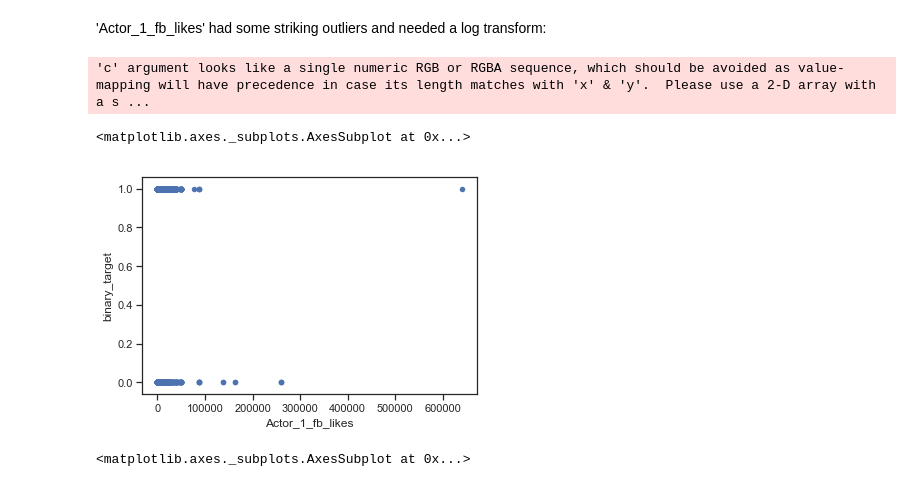
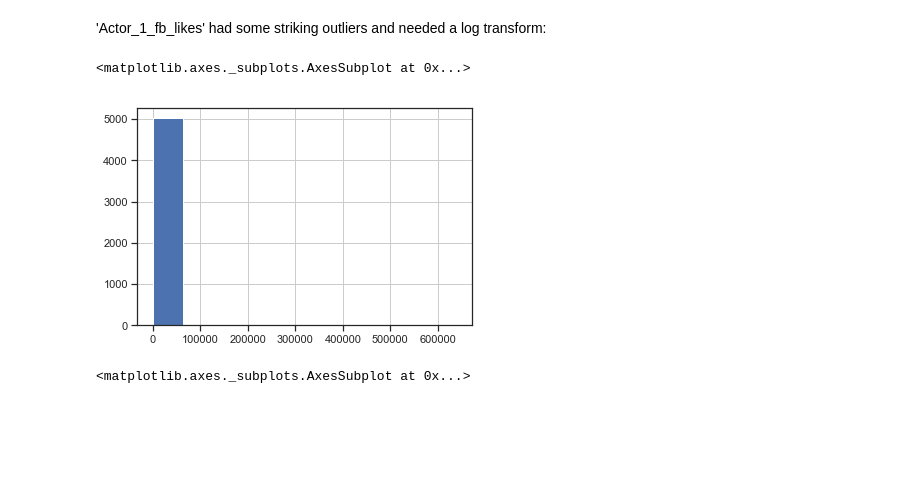
Before and after one commit to boscacci/IMdB-Regression, a Jupyter notebook: Good_Film_Bad_Film.ipynb, the cells around one changed output. Cells and saved outputs as stored; diff of their text form; code cells hidden in the pictures; blank space fills up the shorter version.

```diff
--- a/Good_Film_Bad_Film.ipynb
+++ b/Good_Film_Bad_Film.ipynb
@@ -166,13 +184,11 @@ main_df[:3]
 ### Log Transforming "Actor Facebook Likes"
 # %% [markdown]
 'Actor_1_fb_likes' had some striking outliers and needed a log transform:
-# %%
-df.plot.scatter(x='Actor_1_fb_likes',
-                    y='binary_target')
-# %% [output]
-'c' argument looks like a single numeric RGB or RGBA sequence, which should be avoided as value-mapping will have precedence in case its length matches with 'x' & 'y'.  Please use a 2-D array with a s ...
-<matplotlib.axes._subplots.AxesSubplot at 0x...>
-[figure, removed]
+# %%
+df.Actor_1_fb_likes.hist() # Check out those outliers. Can't even see them...
+# %% [output]
+<matplotlib.axes._subplots.AxesSubplot at 0x...>
+[figure, added]
 # %%
 def log_transform_col(feature, dataframe):
     logged = pd.Series(np.log(dataframe[feature].values+1), name=feature+'_logged')
```
Also changed, not shown: parts of 22 cells of this notebook, 5 other files.
